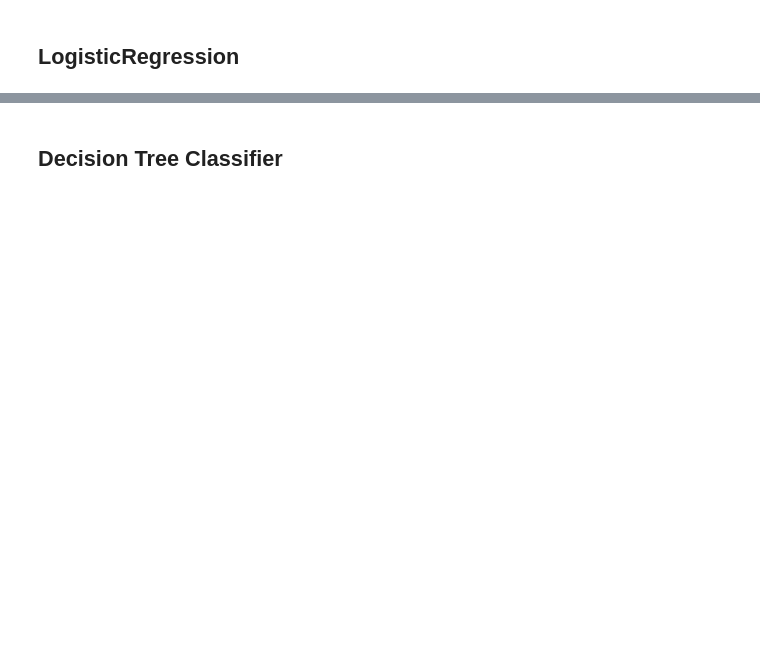
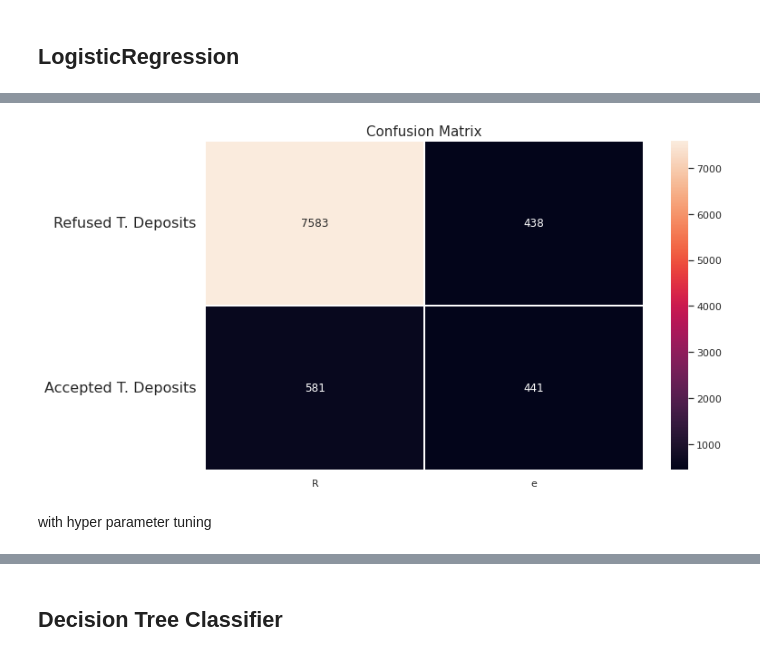
Before and after one commit to NaithaniAR/Bank-Marketing-Effectiveness-Prediction, a Jupyter notebook: Bank_Marketing_Effectiveness_Prediction_Capstone_Project.ipynb, the cells around one changed output, grey strips where cells are left out. Cells and saved outputs as stored; diff of their text form; code cells hidden in the pictures; blank space fills up the shorter version.

```diff
--- a/Bank_Marketing_Effectiveness_Prediction_Capstone_Project.ipynb
+++ b/Bank_Marketing_Effectiveness_Prediction_Capstone_Project.ipynb
@@ -501,13 +596,2 @@ def fit_mod(model, X_train, X_test, y_train, y_test):
 # %% [markdown]
 ## LogisticRegression
-# %%
-
-logreg = LogisticRegression()
-
-logreg.fit(X_train_sm, y_train_sm)
-
-logreg_prediction = logreg.predict(X_test)
-logreg_accuracy = accuracy_score(y_test,logreg_prediction)
-print("Training accuracy Score    : ",logreg.score(X_train_sm, y_train_sm))
-print("Testing accuracy Score : ",logreg_accuracy )
-print(classification_report(logreg_prediction,y_test))
@@ -556,0 +621,4 @@ plt.show()
+# %%
+lr = LogisticRegression(fit_intercept=True, max_iter=10000)
+
+fit_mod(lr, X_train_sm, X_test, y_train_sm, y_test)
@@ -556,0 +636,6 @@ plt.show()
+# %%
+confu_mat(lr, X_train_sm, X_test, y_train_sm, y_test)
+# %% [output]
+[figure, added]
+# %% [markdown]
+with hyper parameter tuning
```
Also changed, not shown: parts of 166 cells of this notebook.
